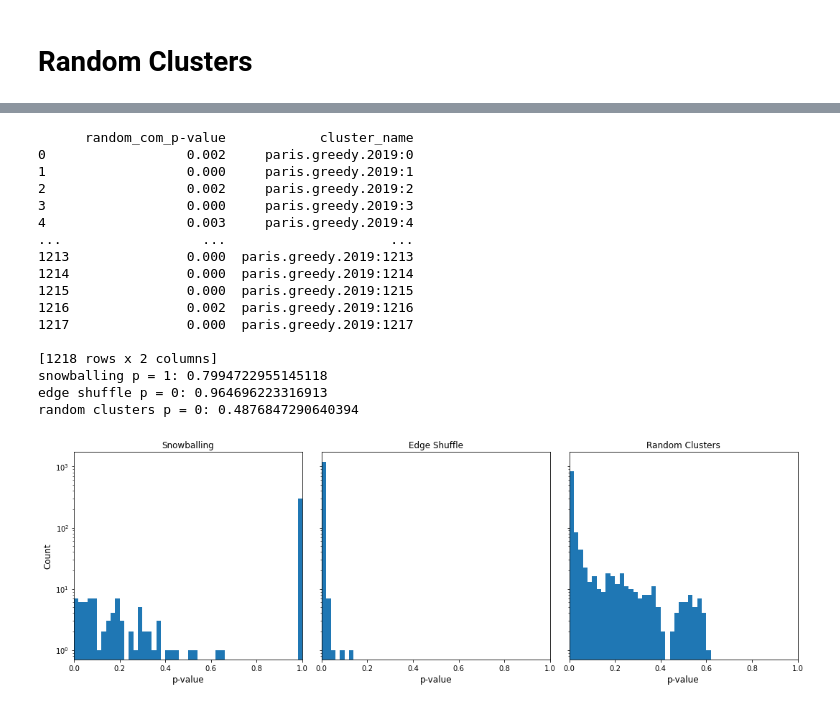
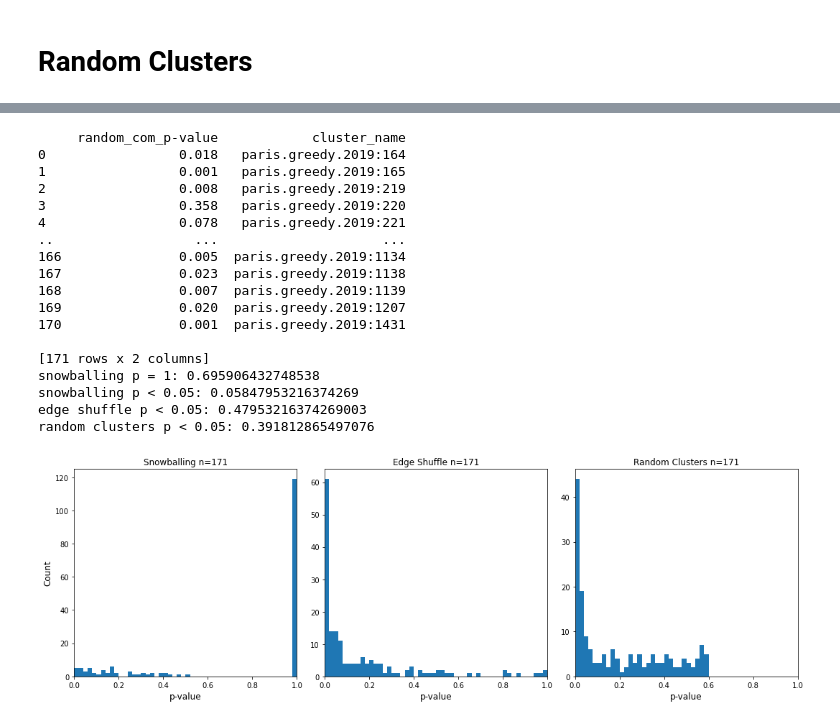
Before and after one commit to MSBradshaw/BOCC, a Jupyter notebook: Experiments/alternate_null_models.ipynb, the cells around one changed output, grey strips where cells are left out. Drawn from its saved outputs; the diff is of its cells as text; code cells hidden in the pictures.

```diff
--- a/Experiments/alternate_null_models.ipynb
+++ b/Experiments/alternate_null_models.ipynb
@@ -224,14 +190,19 @@ paris.greedy.2021:42
 # %% [markdown]
 # Random Clusters
 # %%
+# load the new edges
+el_pairs = load_new_edges(el='../g2p_Edgelists/String_HPO_2020.phenotypic_branch.g2p_edgelist.txt', G=G19)
+print('2020',len(el_pairs))
 # for each cluster, get the number of members
 random.seed(0)
 # check if cluster_rediscoveries.pickle exists
 if os.path.exists('cluster_rediscoveries.pickle'):
+    print('Loading cluster rediscoveries')
     # load the pickle file
     with open('cluster_rediscoveries.pickle','rb') as f:
         cluster_rediscoveries = pickle.load(f)
 else:
+    print('Calculating cluster rediscoveries')
     cluster_rediscoveries = []
     for j in range(1000):
         if j % 100 == 0:
@@ -264,12 +238,18 @@ else:
 # %%
 random.seed(0)
 def random_clusters(G,current_coms,future_el,name):
+    com_pairs = get_possible_pairs_from_com(current_coms, G)
+    real_rediscoveries = rediscover(com_pairs, el_pairs)
+    print(real_rediscoveries)
+
     future_pairs = load_new_edges(el=future_el, G=G)
     cluster_rediscoveries = []
+    # for the number of iterations
     for j in range(1000):
         if j % 100 == 0:
             print(j)
         cluster_rediscoveries.append([])
+        # for each cluster
         for i in range(len(current_coms)):
             # print('Cluster',i)
             first_resample = True
@@ -291,10 +271,11 @@ def random_clusters(G,current_coms,future_el,name):
             cluster_rediscoveries[j].append(tmp_rediscoveries)
 
     rediscovery_p_values = []
-    for i in range(len(rediscoveries)):
+    # for each cluster
+    for i in range(len(real_rediscoveries)):
         this_coms_cluster_rediscoveries = [x[i] for x in cluster_rediscoveries]
         # empirical p-value for number of times rediscovery is greater than or equal to the shuffled rediscovery
-        p = 1 - (sum([1 for x in this_coms_cluster_rediscoveries if rediscoveries[i] >= x])/len(this_coms_cluster_rediscoveries))
+        p = 1 - (sum([1 for x in this_coms_cluster_rediscoveries if real_rediscoveries[i] >= x])/len(this_coms_cluster_rediscoveries))
         rediscovery_p_values.append(p)
 
     sub_com_names = [name + str(x.name) for x in current_coms]
@@ -309,15 +290,6 @@ def random_clusters(G,current_coms,future_el,name):
     return random_null_df
 
 greedy_random_19_df = random_clusters(G19,g_subcoms,'../g2p_Edgelists/String_HPO_2020.phenotypic_branch.g2p_edgelist.txt','paris.greedy.2019:')
-walktrap_random_19_df = random_clusters(G19,w_subcoms,'../g2p_Edgelists/String_HPO_2020.phenotypic_branch.g2p_edgelist.txt','paris.walktrap.2019:')
-infomap_random_19_df = random_clusters(G19,i_subcoms,'../g2p_Edgelists/String_HPO_2020.phenotypic_branch.g2p_edgelist.txt','paris.infomap.2019:')
-cesna_random_19_df = random_clusters(G19,c_subcoms,'../g2p_Edgelists/String_HPO_2020.phenotypic_branch.g2p_edgelist.txt','paris.cesna.2019:')
-
-# save the dataframes
-greedy_random_19_df.to_csv('../RandomClustersPValues/greedy_random_19_df.csv')
-walktrap_random_19_df.to_csv('../RandomClustersPValues/walktrap_random_19_df.csv')
-infomap_random_19_df.to_csv('../RandomClustersPValues/infomap_random_19_df.csv')
-cesna_random_19_df.to_csv('../RandomClustersPValues/cesna_random_19_df.csv')
 
 # plot the p-values as a histogram
 fig, ax = plt.subplots(1,1,figsize=(10,10))
@@ -353,56 +316,58 @@ plt.show()
 
 # print(random_null_df)
 # print(greedy19df)
 print(greedy_random_19_df)
 
 snowballing_col = 'p-value'
 edge_shuffle_col = 'shuffled_pvalue'
 rand_clsuter_col = 'cluster_score'
 
-fig, ax = plt.subplots(1,3,sharey=True)
+fig, ax = plt.subplots(1,3)
 fig.set_size_inches(15,5)
 
-ax[0].hist(cluster_scores.values(),bins=50,range=[0,1])
+ax[0].hist(g19snowballing['snowballing_pvalue'],bins=50,range=[0,1])
 ax[1].hist(greedy19df['shuffled_pvalue'],bins=50,range=[0,1])
 ax[2].hist(greedy_random_19_df['random_com_p-value'],bins=50,range=[0,1])
 ax[0].set_xlabel('p-value',fontsize=std_fontsize)
 ax[1].set_xlabel('p-value',fontsize=std_fontsize)
 ax[2].set_xlabel('p-value',fontsize=std_fontsize)
 ax[0].set_ylabel('Count',fontsize=std_fontsize)
-ax[0].set_title('Snowballing',fontsize=std_fontsize)
-ax[1].set_title('Edge Shuffle',fontsize=std_fontsize)
-ax[2].set_title('Random Clusters',fontsize=std_fontsize)
-ax[0].set_yscale('log')
+ax[0].set_title('Snowballing n={}'.format(g19snowballing.shape[0]),fontsize=std_fontsize)
+ax[1].set_title('Edge Shuffle n={}'.format(greedy19df.shape[0]),fontsize=std_fontsize)
+ax[2].set_title('Random Clusters n={}'.format(greedy_random_19_df.shape[0]),fontsize=std_fontsize)
+# ax[0].set_yscale('log')
 ax[0].set_xlim([0,1])
 ax[1].set_xlim([0,1])
 ax[2].set_xlim([0,1])
 
 plt.tight_layout()
 plt.savefig('../PublicationFigures/null_model_hists.png',dpi=300)
 
 # what % of cluster_scores.values() is p = 1
-print('snowballing p = 1: ' + str(sum([1 for x in cluster_scores.values() if x == 1])/len(cluster_scores.values())))
+print('snowballing p = 1: ' + str(sum([1 for x in g19snowballing['snowballing_pvalue'] if x == 1])/len(g19snowballing['snowballing_pvalue'])))
+print('snowballing p < 0.05: ' + str(sum([1 for x in g19snowballing['snowballing_pvalue'] if x < 0.05])/len(g19snowballing['snowballing_pvalue'])))
 
 # what % of greedy19df['shuffled_pvalue'] is p = 0
-print('edge shuffle p = 0: ' + str(sum([1 for x in greedy19df['shuffled_pvalue'] if x == 0])/len(greedy19df['shuffled_pvalue'])))
+print('edge shuffle p < 0.05: ' + str(sum([1 for x in greedy19df['shuffled_pvalue'] if x < 0.05])/len(greedy19df['shuffled_pvalue'])))
 # what % of greedy_random_19_df['random_com_p-value'] is p = 0
-print('random clusters p = 0: ' + str(sum([1 for x in greedy_random_19_df['random_com_p-value'] if x == 0])/len(greedy_random_19_df['random_com_p-value'])))
+print('random clusters p < 0.05: ' + str(sum([1 for x in greedy_random_19_df['random_com_p-value'] if x < 0.05])/len(greedy_random_19_df['random_com_p-value'])))
 # %% [output]
-      random_com_p-value            cluster_name
-0                  0.002     paris.greedy.2019:0
-1                  0.000     paris.greedy.2019:1
-2                  0.002     paris.greedy.2019:2
-3                  0.000     paris.greedy.2019:3
-4                  0.003     paris.greedy.2019:4
-...                  ...                     ...
-1213               0.000  paris.greedy.2019:1213
-1214               0.000  paris.greedy.2019:1214
-1215               0.000  paris.greedy.2019:1215
-1216               0.002  paris.greedy.2019:1216
-1217               0.000  paris.greedy.2019:1217
+     random_com_p-value            cluster_name
+0                 0.018   paris.greedy.2019:164
+1                 0.001   paris.greedy.2019:165
+2                 0.008   paris.greedy.2019:219
+3                 0.358   paris.greedy.2019:220
+4                 0.078   paris.greedy.2019:221
+..                  ...                     ...
+166               0.005  paris.greedy.2019:1134
+167               0.023  paris.greedy.2019:1138
+168               0.007  paris.greedy.2019:1139
+169               0.020  paris.greedy.2019:1207
+170               0.001  paris.greedy.2019:1431
 
-[1218 rows x 2 columns]
-snowballing p = 1: 0.7994722955145118
-edge shuffle p = 0: 0.964696223316913
-random clusters p = 0: 0.4876847290640394
+[171 rows x 2 columns]
+snowballing p = 1: 0.695906432748538
+snowballing p < 0.05: 0.05847953216374269
+edge shuffle p < 0.05: 0.47953216374269003
+random clusters p < 0.05: 0.391812865497076
-[figure, old version]
+[figure, new version]
```
Also changed, not shown: parts of 8 cells of this notebook.
